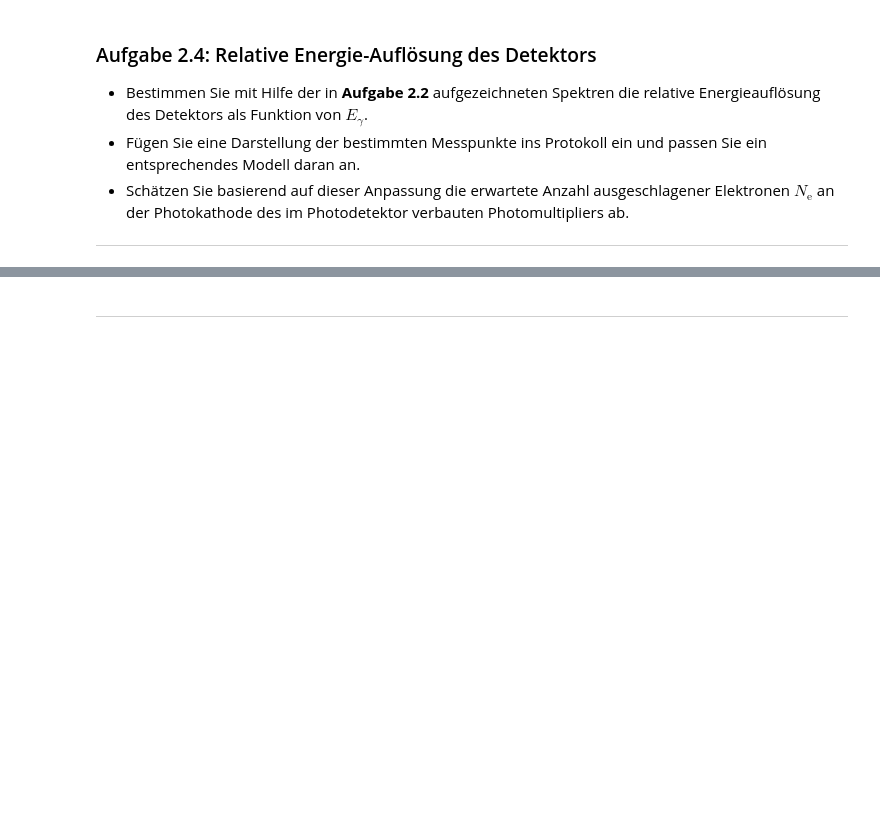
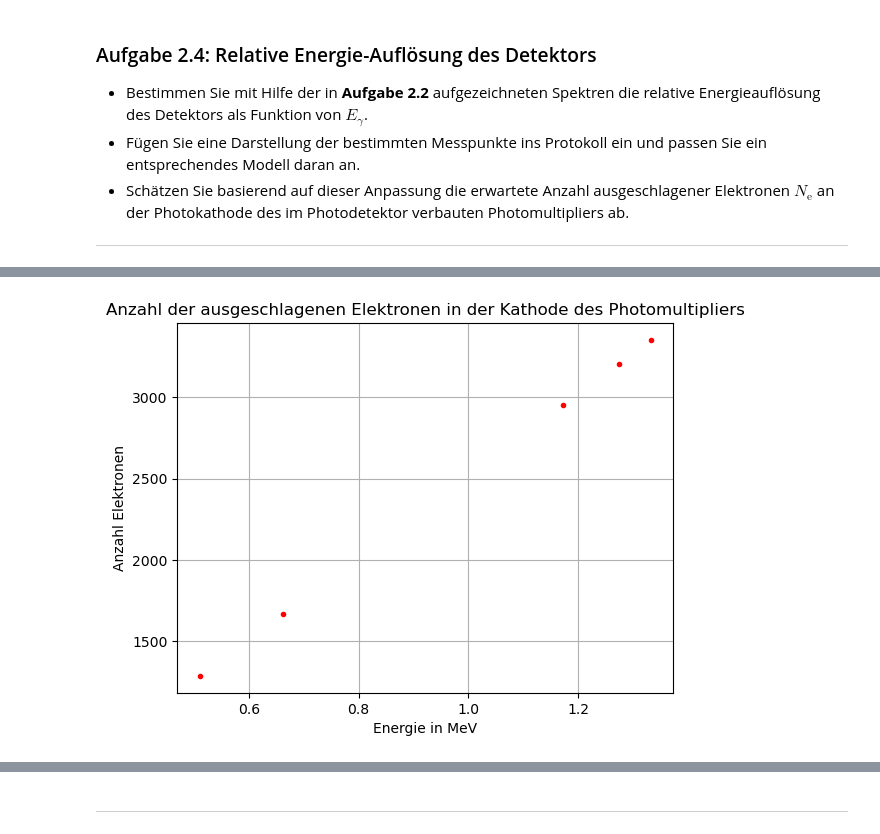
Before and after one commit to MRNock04/P2, a Jupyter notebook: Gammaspektroskopie/Gammaspektroskopie.ipynb, the cells around one changed output, grey strips where cells are left out. Cells and saved outputs as stored; diff of their text form; code cells hidden in the pictures; blank space fills up the shorter version.

```diff
--- a/Gammaspektroskopie/Gammaspektroskopie.ipynb
+++ b/Gammaspektroskopie/Gammaspektroskopie.ipynb
@@ -377,0 +404,13 @@ def modell_Energieauflösung(E_y, A, B, C):
+# %%
+A = fit[0][0]
+
+def rel_ener(E_y):
+    return 8*np.log(2)**2*E_y/A**2
+
+plt.plot(E_photo,rel_ener(np.array(E_photo)),'r.')
+plt.xlabel('Energie in MeV')
+plt.ylabel('Anzahl Elektronen')
+plt.title('Anzahl der ausgeschlagenen Elektronen in der Kathode des Photomultipliers')
+plt.grid()
+# %% [output]
+[figure, added]
```
Also changed, not shown: parts of 8 cells of this notebook.
